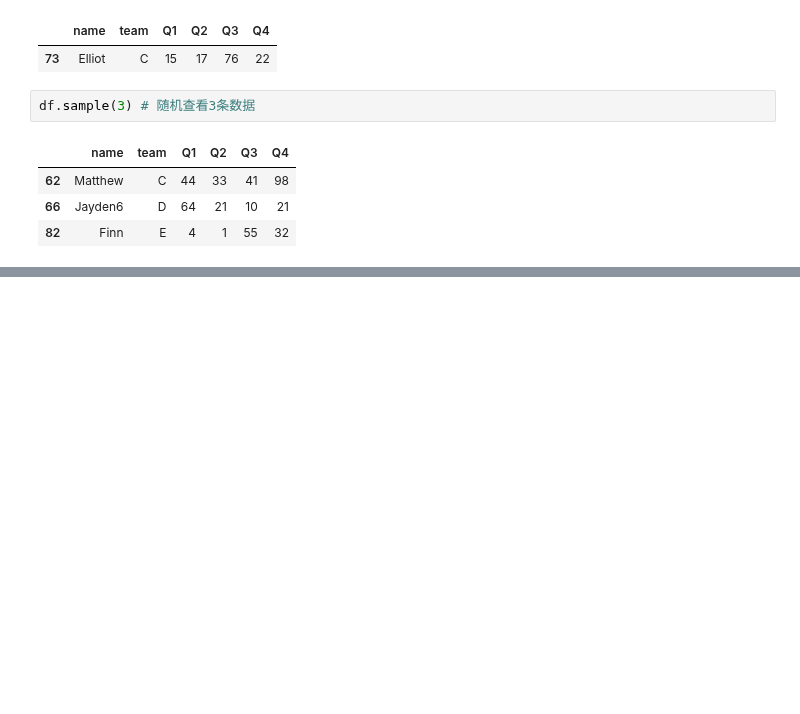
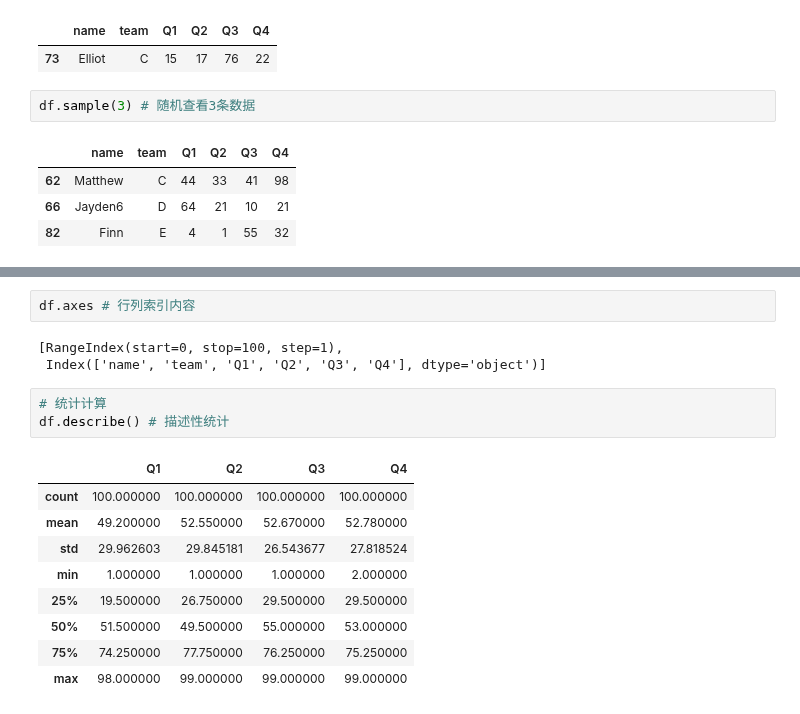
Before and after one commit to Yellow-BringtEast/python-study, a Jupyter notebook: pandas/chapter_five.ipynb, the cells around one changed output, grey strips where cells are left out. Cells and saved outputs as stored; diff of their text form; blank space fills up the shorter version.

```diff
--- a/pandas/chapter_five.ipynb
+++ b/pandas/chapter_five.ipynb
@@ -180,0 +211,18 @@ df.sample(3) # 随机查看3条数据
+# %%
+df.axes # 行列索引内容
+# %% [output]
+[RangeIndex(start=0, stop=100, step=1),
+ Index(['name', 'team', 'Q1', 'Q2', 'Q3', 'Q4'], dtype='object')]
+# %%
+# 统计计算
+df.describe() # 描述性统计
+# %% [output]
+|  | Q1 | Q2 | Q3 | Q4 |
+| count | 100.000000 | 100.000000 | 100.000000 | 100.000000 |
+| mean | 49.200000 | 52.550000 | 52.670000 | 52.780000 |
+| std | 29.962603 | 29.845181 | 26.543677 | 27.818524 |
+| min | 1.000000 | 1.000000 | 1.000000 | 2.000000 |
+| 25% | 19.500000 | 26.750000 | 29.500000 | 29.500000 |
+| 50% | 51.500000 | 49.500000 | 55.000000 | 53.000000 |
+| 75% | 74.250000 | 77.750000 | 76.250000 | 75.250000 |
+| max | 98.000000 | 99.000000 | 99.000000 | 99.000000 |
```
Also changed, not shown: parts of 18 cells of this notebook.
